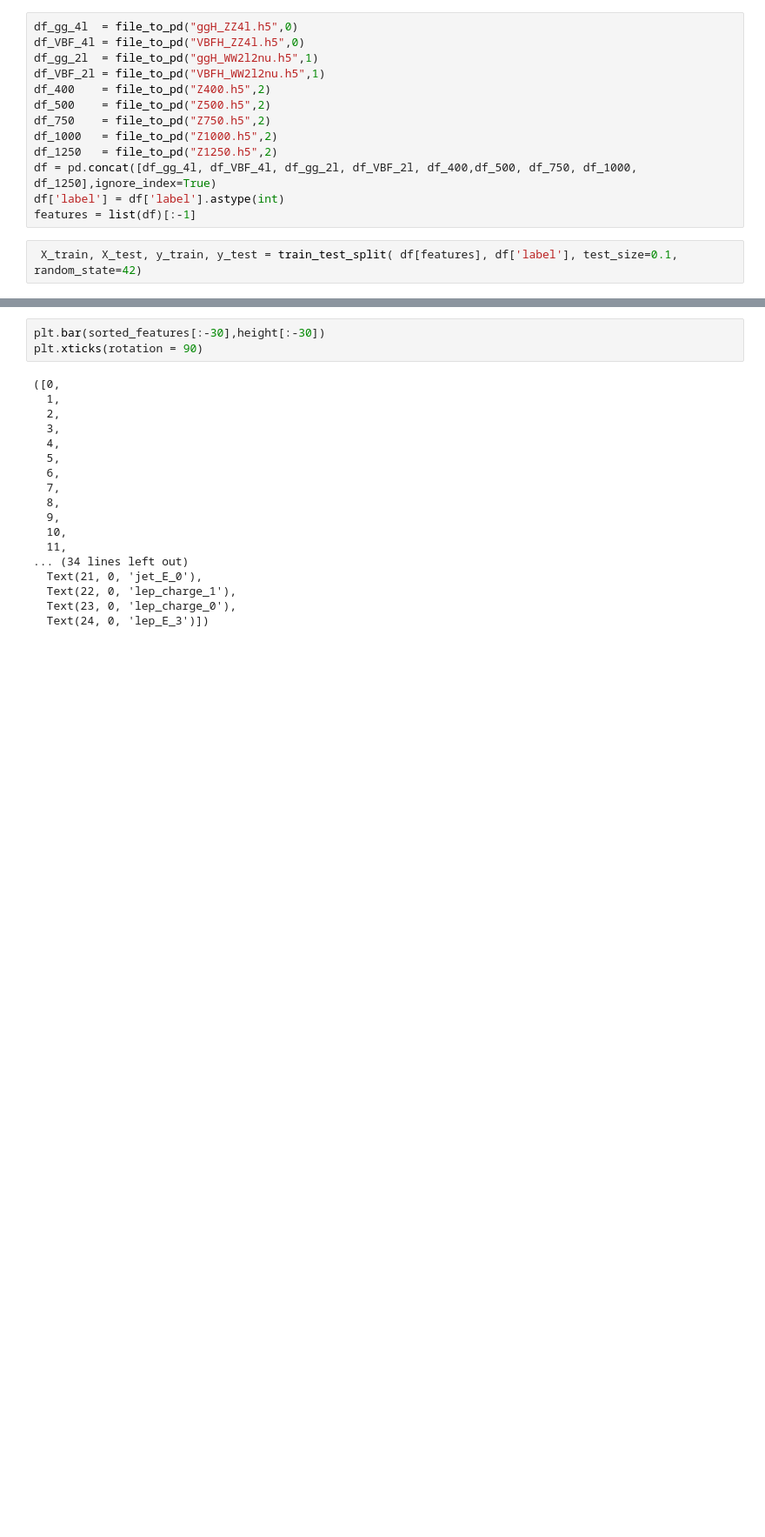
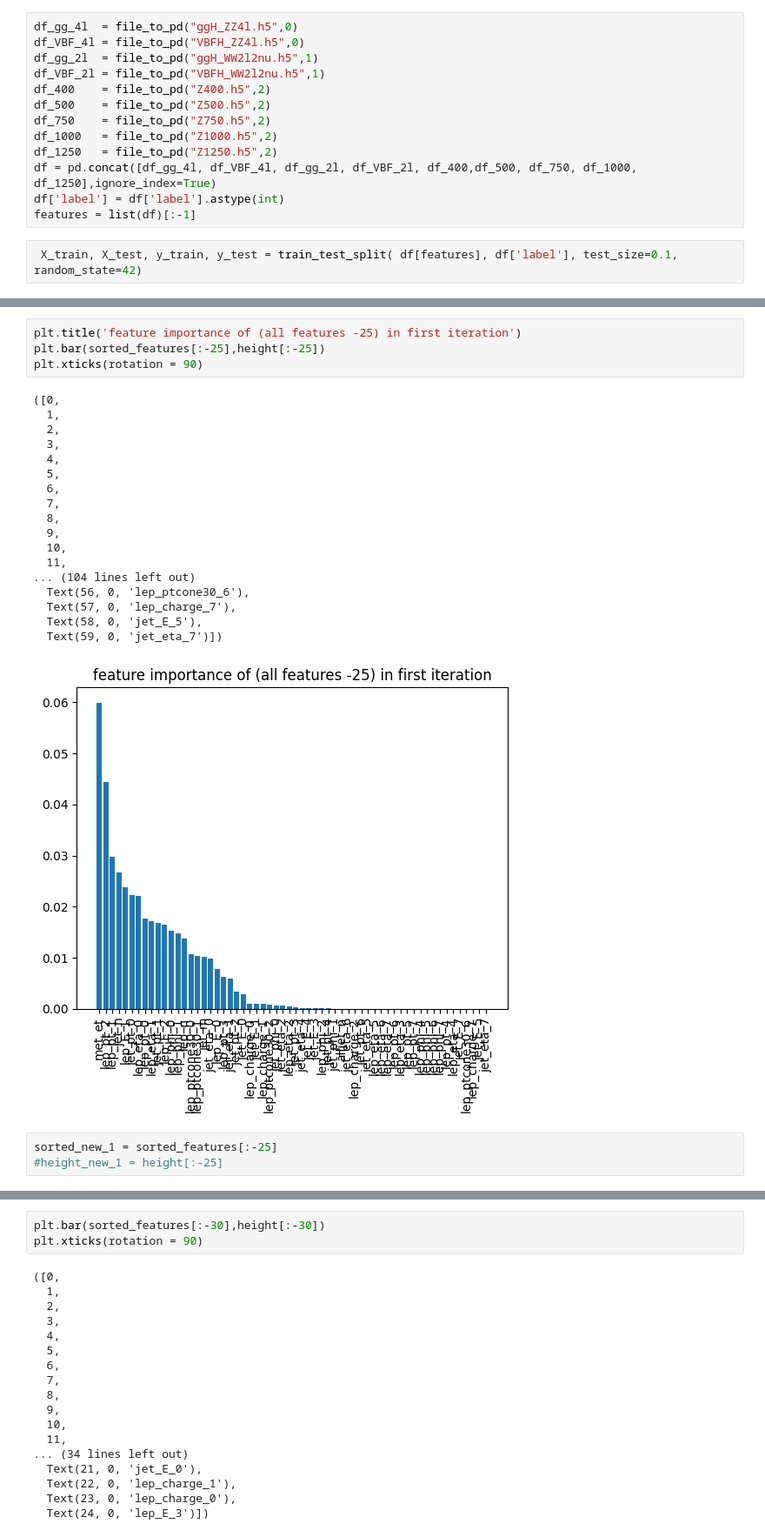
Before and after one commit to NiklasD/ML_Seminar, a Jupyter notebook: notebooks/26-6_feature_selection.ipynb, the cells around one changed output, grey strips where cells are left out. Shown: that part at 87% size. Drawn from its saved outputs; the diff is of its cells as text; blank space fills up the shorter version.

```diff
--- a/notebooks/26-6_feature_selection.ipynb
+++ b/notebooks/26-6_feature_selection.ipynb
@@ -78,0 +106,26 @@ ValueError: shape mismatch: objects cannot be broadcast to a single shape.  Mism
+# %%
+plt.title('feature importance of (all features -25) in first iteration')
+plt.bar(sorted_features[:-25],height[:-25])
+plt.xticks(rotation = 90)
+# %% [output]
+([0,
+  1,
+  2,
+  3,
+  4,
+  5,
+  6,
+  7,
+  8,
+  9,
+  10,
+  11,
+... (104 lines left out)
+  Text(56, 0, 'lep_ptcone30_6'),
+  Text(57, 0, 'lep_charge_7'),
+  Text(58, 0, 'jet_E_5'),
+  Text(59, 0, 'jet_eta_7')])
+[figure, added]
+# %%
+sorted_new_1 = sorted_features[:-25]
+#height_new_1 = height[:-25]
```
Also changed, not shown: parts of 11 cells of this notebook, 2 other files.
